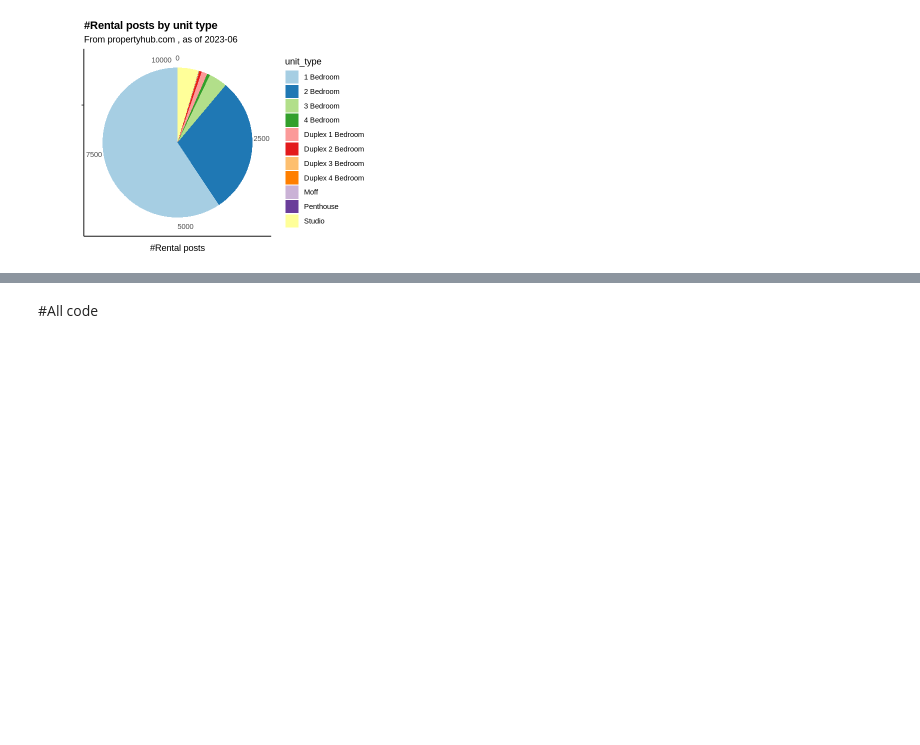
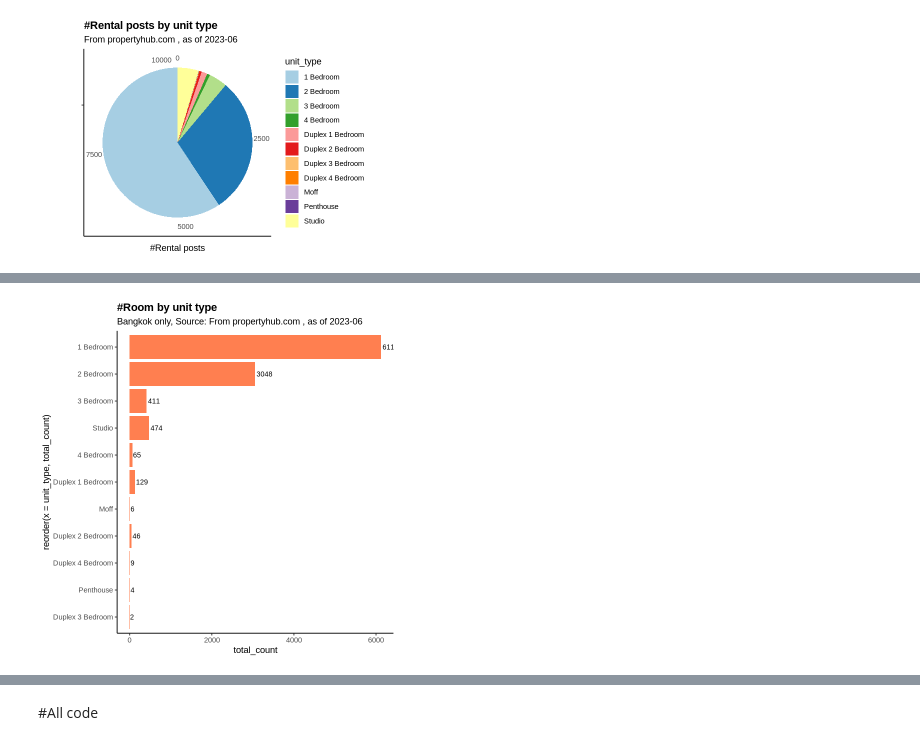
Before and after one commit to kawin-pixel/real_estate_th, a Jupyter notebook: R_notebook.ipynb, the cells around one changed output, grey strips where cells are left out. Cells and saved outputs as stored; diff of their text form; code cells hidden in the pictures; blank space fills up the shorter version.

```diff
--- a/R_notebook.ipynb
+++ b/R_notebook.ipynb
@@ -67,0 +63,9 @@ override using the `.groups` argument.
+# %%
+## Display data
+
+head(agg_data2)
+
+agg_data2 <- agg_data2 %>%
+  mutate(rental_to_sqm = avg_rental/avg_sqm)
+
+print(agg_data2)
@@ -288,0 +319,18 @@ ggplot(by_project, mapping = aes (reorder(x = project_name, total_count),
+# %%
+#supply overview bar
+options(repr.plot.width = 6, repr.plot.height = 6, dpi = 600) ##adjust chart size
+
+ggplot(agg_data, mapping = aes (reorder(x = unit_type, total_count),
+                                y = total_count )) +
+  geom_col( fill = "coral") +
+  geom_text(agg_data2, mapping = aes (label = total_count),
+            hjust = -0.1, size = 3) +
+  coord_flip() +
+  ## theme and label
+  theme_classic() +
+    theme(plot.title = element_text(face = "bold"),
+        element_text(family = "Noto sans")) +
+  labs(title = "#Room by unit type",
+       subtitle = "Bangkok only, Source: From propertyhub.com , as of 2023-06")
+# %% [output]
+[figure, added]
```
Also changed, not shown: parts of 6 cells of this notebook.
